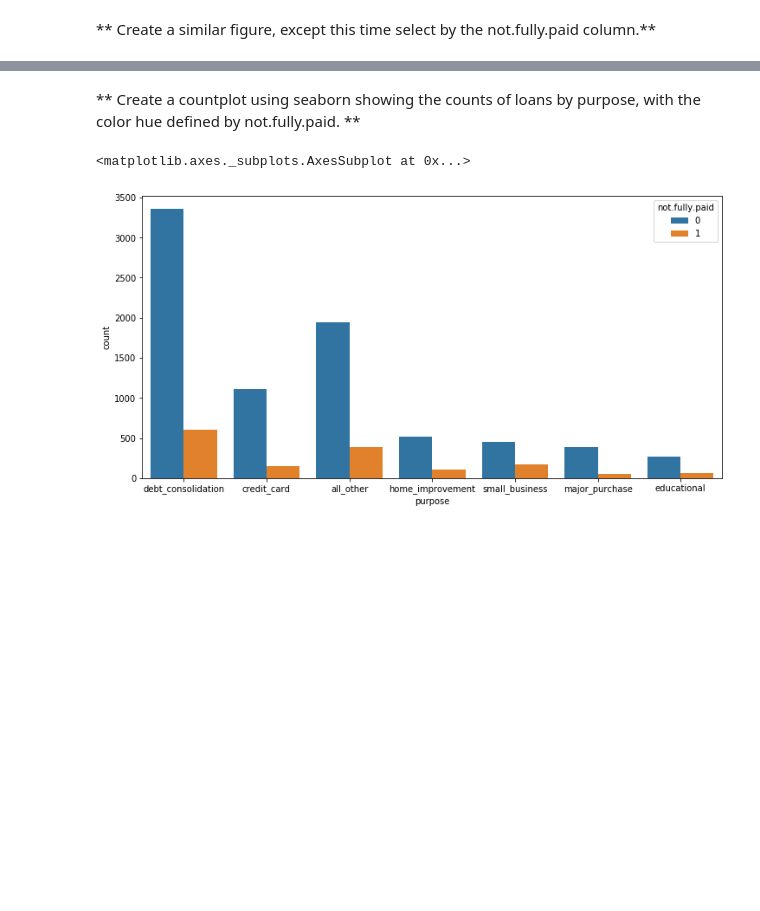
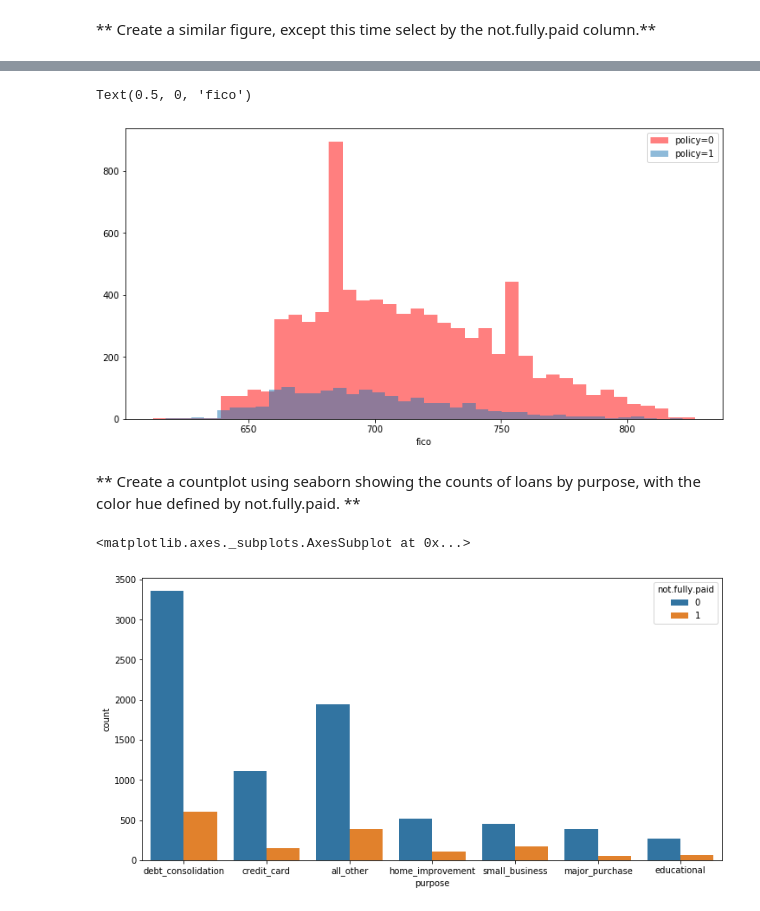
Before and after one commit to Sooryak12/Mstc_DataScience_Tasks, a Jupyter notebook: 02-Decision Trees and Random Forest Project.ipynb, the cells around one changed output, grey strips where cells are left out. Saved outputs shown, nothing was run; the diff lists cells and outputs as text; code cells hidden in the pictures; blank space fills up the shorter version.

```diff
--- a/02-Decision Trees and Random Forest Project.ipynb
+++ b/02-Decision Trees and Random Forest Project.ipynb
@@ -123,3 +128,12 @@ df[df["credit.policy"]==0]
+# %%
+plt.figure(figsize=(12,6))
+plt.hist(df[df["not.fully.paid"]==0]["fico"],alpha=0.5,color="red",bins=40,label="policy=0")
+plt.hist(df[df["not.fully.paid"]==1]["fico"],alpha=0.5,bins=40,label="policy=1")
+plt.legend()
+plt.xlabel("fico")
+# %% [output]
+Text(0.5, 0, 'fico')
+[figure, added]
 # %% [markdown]
 ** Create a countplot using seaborn showing the counts of loans by purpose, with the color hue defined by not.fully.paid. **
 # %%
```
Also changed, not shown: parts of 4 cells of this notebook.
